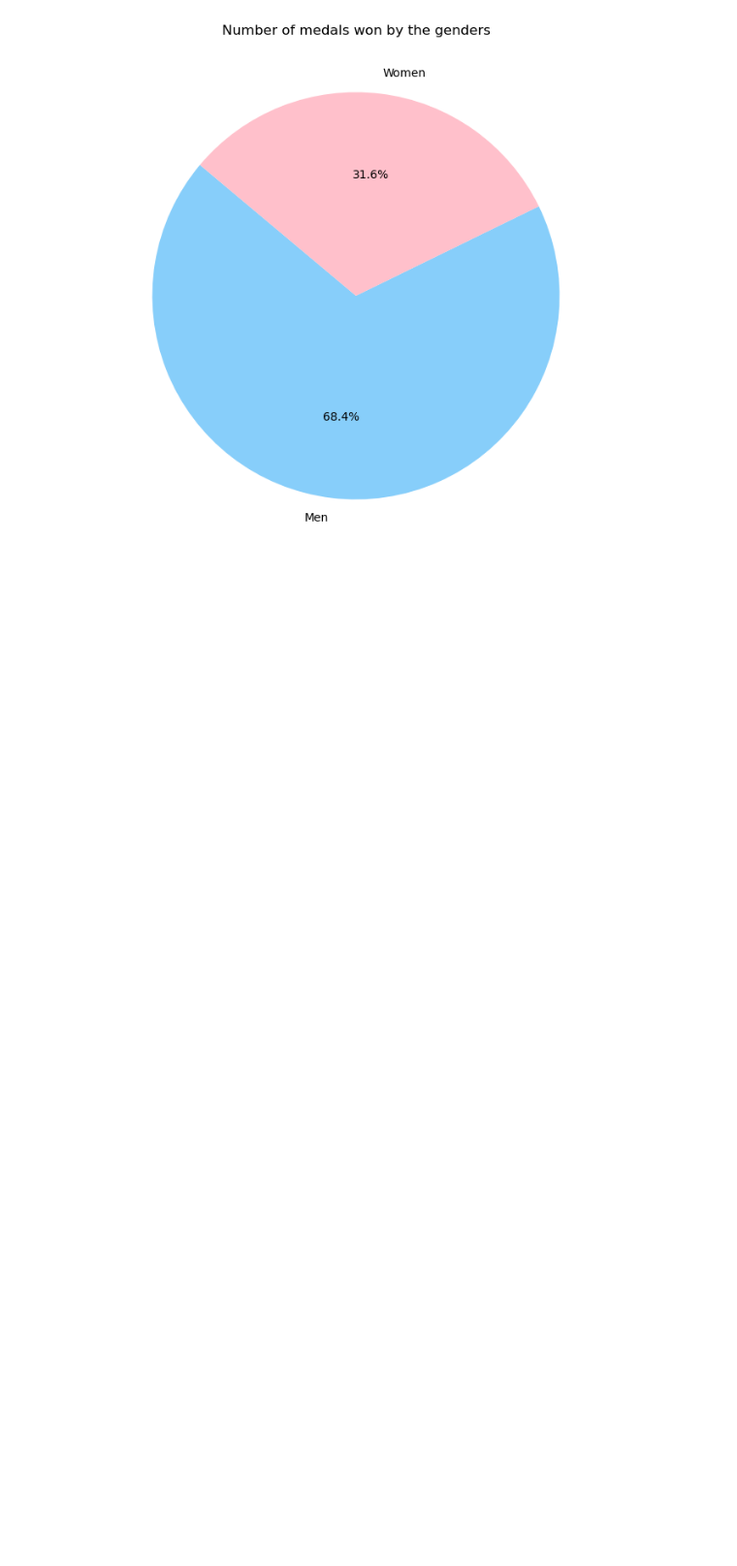
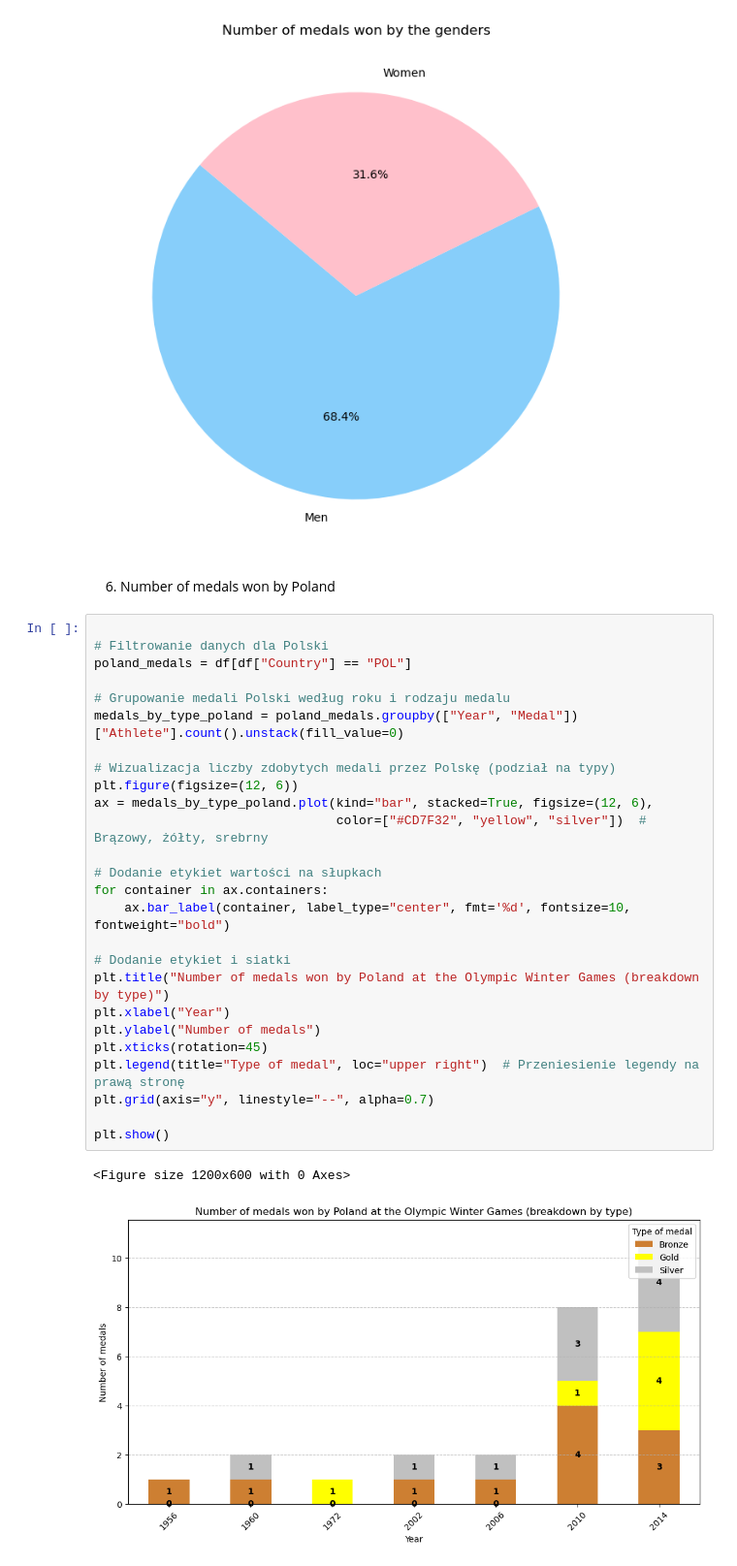
Before and after one commit to mrmateuszcieslak/WinterOlympicGames, a Jupyter notebook: Winter Olympics Games 1896-2014 Analysis Data.ipynb, the cells around one changed output. Shown: that part at 97% size. Saved outputs shown, nothing was run; the diff lists cells and outputs as text; blank space fills up the shorter version.

```diff
--- a/Winter Olympics Games 1896-2014 Analysis Data.ipynb
+++ b/Winter Olympics Games 1896-2014 Analysis Data.ipynb
@@ -88,3 +88,34 @@ plt.ylabel("")  # Usunięcie etykiety y dla lepszego wyglądu
 plt.show()
 # %% [output]
 [figure]
+# %% [markdown]
+6. Number of medals won by Poland
+# %%
+
+# Filtrowanie danych dla Polski
+poland_medals = df[df["Country"] == "POL"]
+
+# Grupowanie medali Polski według roku i rodzaju medalu
+medals_by_type_poland = poland_medals.groupby(["Year", "Medal"])["Athlete"].count().unstack(fill_value=0)
+
+# Wizualizacja liczby zdobytych medali przez Polskę (podział na typy)
+plt.figure(figsize=(12, 6))
+ax = medals_by_type_poland.plot(kind="bar", stacked=True, figsize=(12, 6),
+                                color=["#CD7F32", "yellow", "silver"])  # Brązowy, żółty, srebrny
+
+# Dodanie etykiet wartości na słupkach
+for container in ax.containers:
+    ax.bar_label(container, label_type="center", fmt='%d', fontsize=10, fontweight="bold")
+
+# Dodanie etykiet i siatki
+plt.title("Number of medals won by Poland at the Olympic Winter Games (breakdown by type)")
+plt.xlabel("Year")
+plt.ylabel("Number of medals")
+plt.xticks(rotation=45)
+plt.legend(title="Type of medal", loc="upper right")  # Przeniesienie legendy na prawą stronę
+plt.grid(axis="y", linestyle="--", alpha=0.7)
+
+plt.show()
+# %% [output]
+<Figure size 1200x600 with 0 Axes>
+[figure, added]
```
